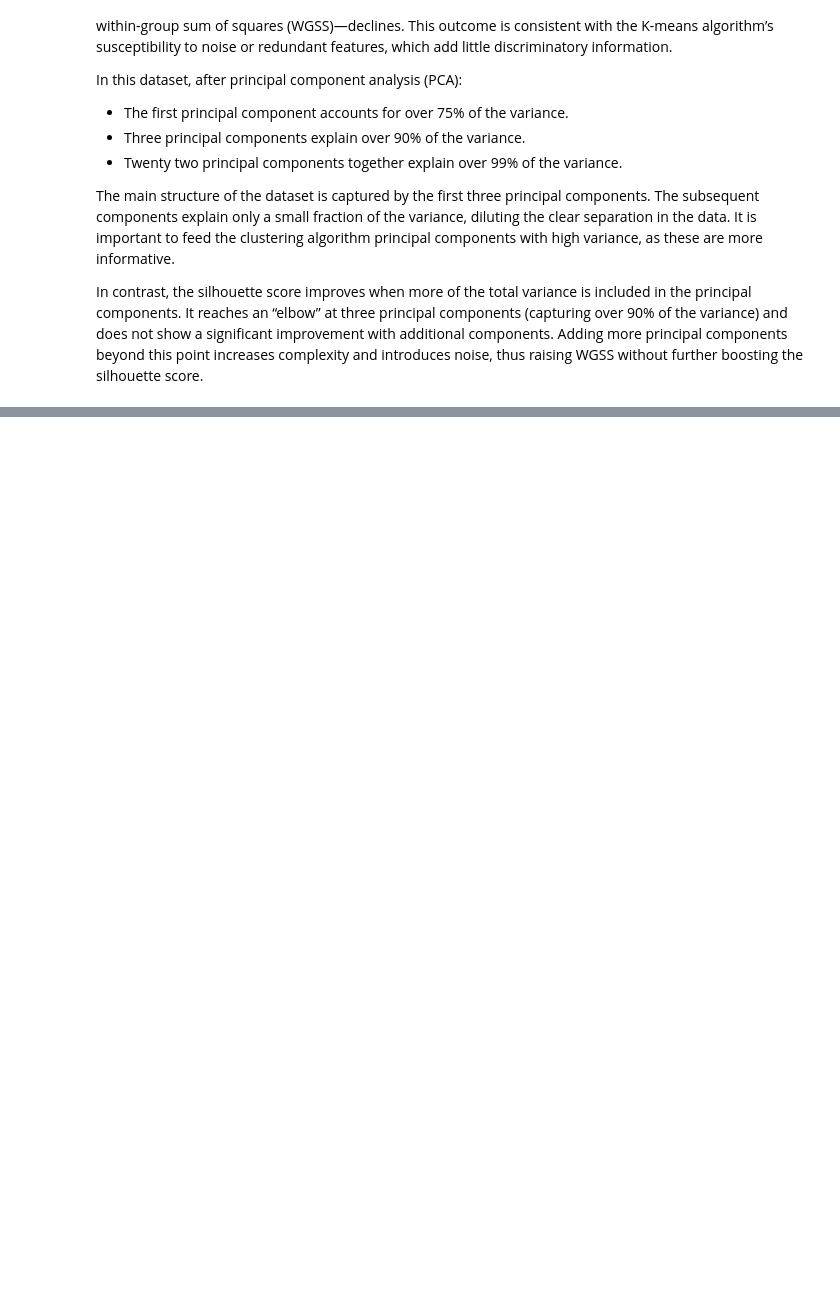
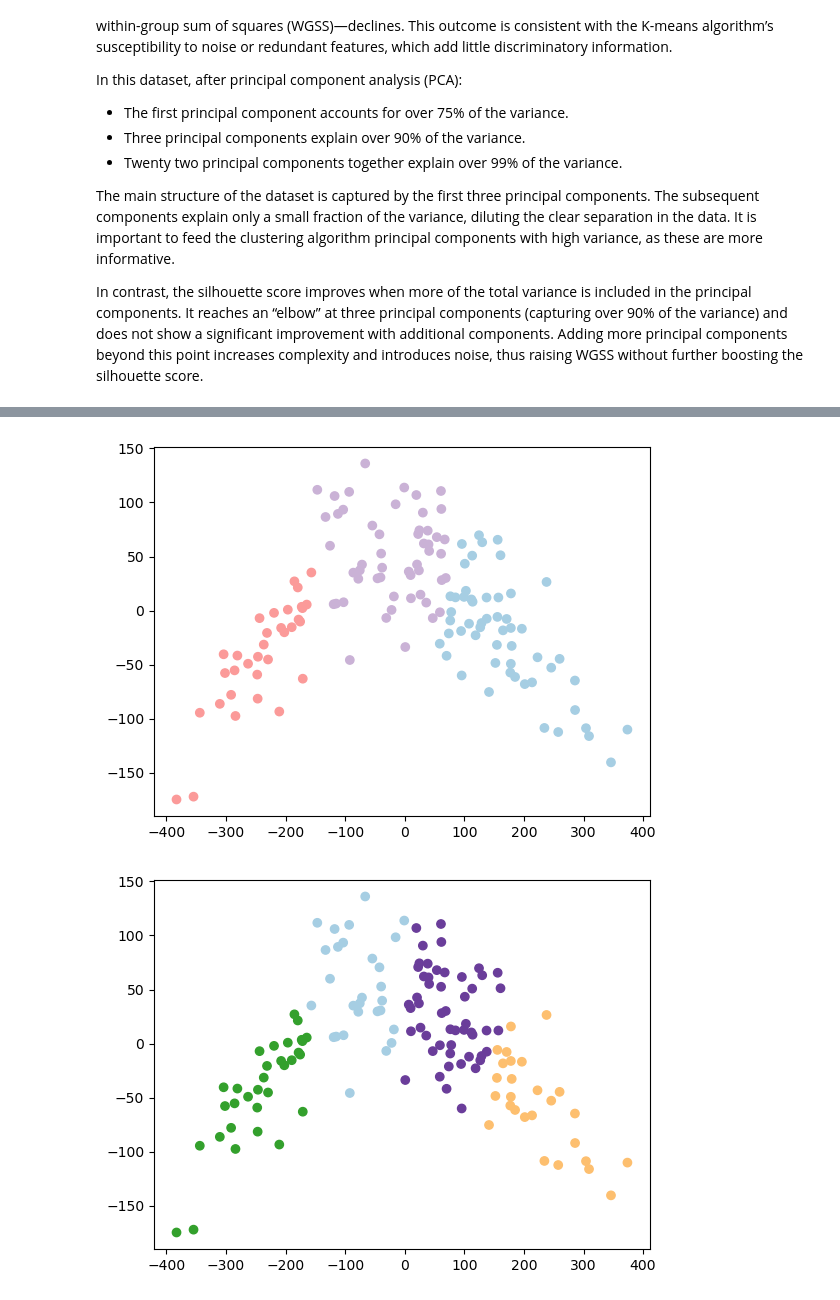
Before and after one commit to reebme/financial-attitudes-clustering, a Jupyter notebook: Notebooks/03_Clustering.ipynb, the cells around one changed output, grey strips where cells are left out. Drawn from its saved outputs; the diff is of its cells as text; code cells hidden in the pictures; blank space fills up the shorter version.

```diff
--- a/Notebooks/03_Clustering.ipynb
+++ b/Notebooks/03_Clustering.ipynb
@@ -163,0 +172,6 @@ In contrast, the silhouette score improves when more of the total variance is in
+# %%
+kmeans = KMeans(n_clusters = 4, n_init = 70).fit(X_PCA[:, 0:3])
+countries_labels["4_clusters"] = kmeans.labels_
+# %%
+kmeans = KMeans(n_clusters = 10, n_init = 70).fit(X_PCA[:, 0:3])
+countries_labels["10_clusters"] = kmeans.labels_
@@ -163,0 +206,14 @@ In contrast, the silhouette score improves when more of the total variance is in
+# %%
+colormap = plt.cm.Paired
+# %%
+cluster_no = [3, 4, 10]
+# %%
+for K in cluster_no:
+    name = "".join([str(K), "_clusters"])
+    colors = colormap(countries_labels[name].astype(float) / K)
+    # principal components 2D visualisation
+    plt.scatter(X_PCA[:,0], X_PCA[:,1], c = colors)
+    plt.show()
+# %% [output]
+[figure, added]
+[figure, added]
```
Also changed, not shown: parts of 12 cells of this notebook.
